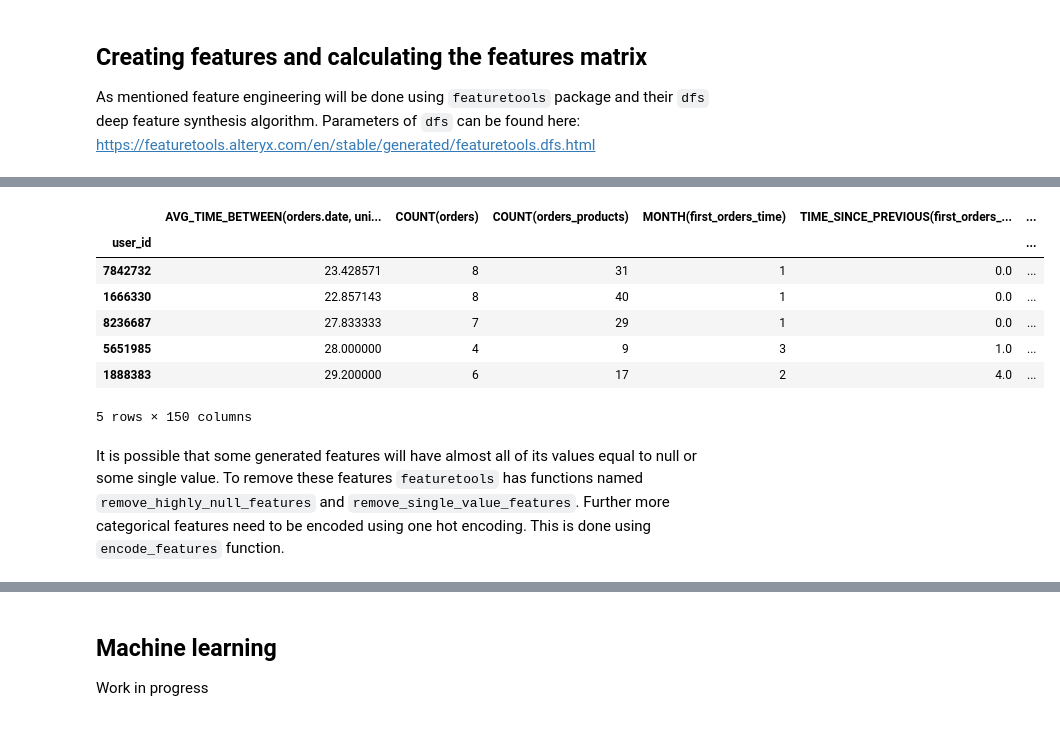
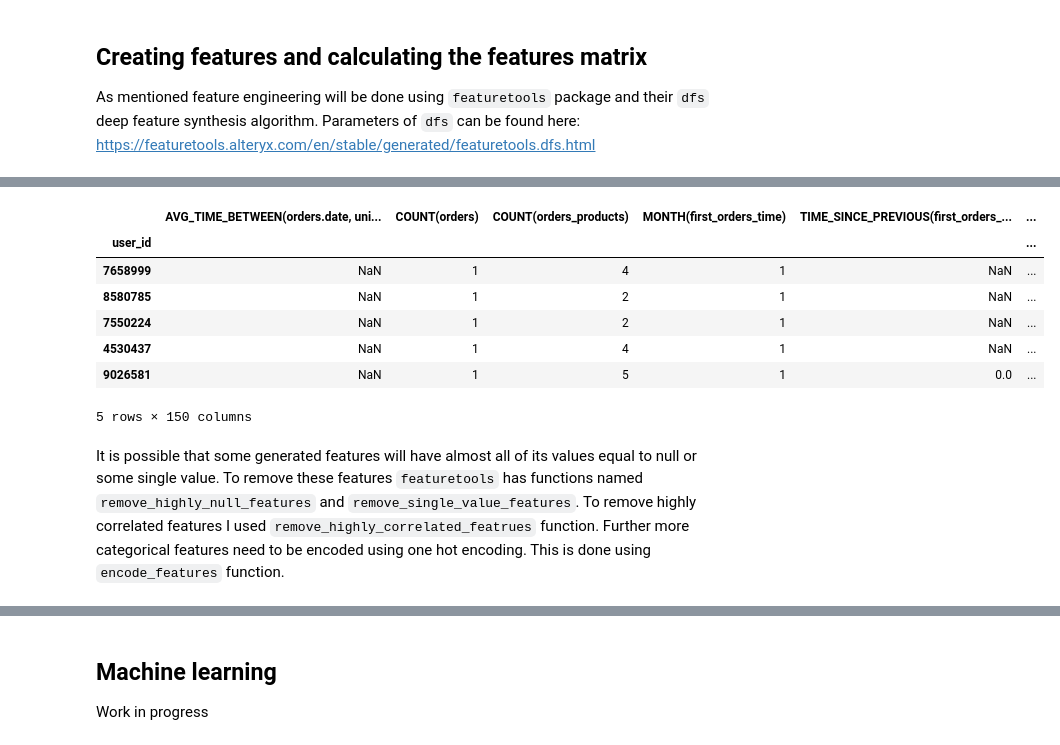
Before and after one commit to NevoleMarek/next-basket-recommendation, a Jupyter notebook: next_basket_recommendation.ipynb, the cells around one changed output, grey strips where cells are left out. Cells and saved outputs as stored; diff of their text form; code cells hidden in the pictures.

Commit message:
Add function to remove highly correlated features from newly generated features

```diff
--- a/next_basket_recommendation.ipynb
+++ b/next_basket_recommendation.ipynb
@@ -232,5 +232,5 @@ es.plot()
 `EntitySet` allows to set interesting values that will later be used in `where` clauses. I add interesting values using `add_interesting_values`.
 # %%
 es.add_interesting_values(max_values=8,
-                          verbose=True,
+                          verbose=False,
                           dataframe_name='products')
@@ -307,16 +289,16 @@ Elapsed: 05:58 | Progress: 100%|██████████
-# %%
-fm[10000:10005]
-# %% [output]
-|  | AVG_TIME_BETWEEN(orders.date, uni... | COUNT(orders) | COUNT(orders_products) | MONTH(first_orders_time) | TIME_SINCE_PREVIOUS(first_orders_... | ... |
-| user_id |  |  |  |  |  | ... |
-| 7842732 | 23.428571 | 8 | 31 | 1 | 0.0 | ... |
-| 1666330 | 22.857143 | 8 | 40 | 1 | 0.0 | ... |
-| 8236687 | 27.833333 | 7 | 29 | 1 | 0.0 | ... |
-| 5651985 | 28.000000 | 4 | 9 | 3 | 1.0 | ... |
-| 1888383 | 29.200000 | 6 | 17 | 2 | 4.0 | ... |
-5 rows × 150 columns
+# %%
+fm.head()
+# %% [output]
+|  | AVG_TIME_BETWEEN(orders.date, uni... | COUNT(orders) | COUNT(orders_products) | MONTH(first_orders_time) | TIME_SINCE_PREVIOUS(first_orders_... | ... |
+| user_id |  |  |  |  |  | ... |
+| 7658999 | NaN | 1 | 4 | 1 | NaN | ... |
+| 8580785 | NaN | 1 | 2 | 1 | NaN | ... |
+| 7550224 | NaN | 1 | 2 | 1 | NaN | ... |
+| 4530437 | NaN | 1 | 4 | 1 | NaN | ... |
+| 9026581 | NaN | 1 | 5 | 1 | 0.0 | ... |
+5 rows × 150 columns
 # %% [markdown]
-It is possible that some generated features will have almost all of its values equal to null or some single value. To remove these features `featuretools` has functions named `remove_highly_null_features` and `remove_single_value_features`. Further more categorical features need to be encoded using one hot encoding. This is done using `encode_features` function.
+It is possible that some generated features will have almost all of its values equal to null or some single value. To remove these features `featuretools` has functions named `remove_highly_null_features` and `remove_single_value_features`. To remove highly correlated features I used `remove_highly_correlated_featrues` function. Further more categorical features need to be encoded using one hot encoding. This is done using `encode_features` function.
 # %%
 fm_enc, features_enc = ft.encode_features(fm, features)
 fm_enc = ft.selection.remove_highly_null_features(fm_enc, pct_null_threshold=0.8)
```
Also changed, not shown: parts of 8 cells of this notebook.
